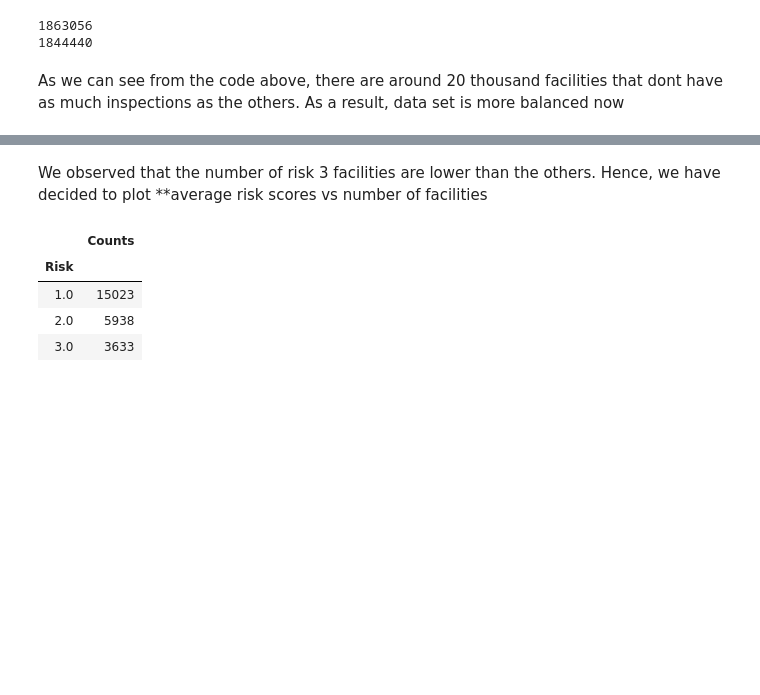
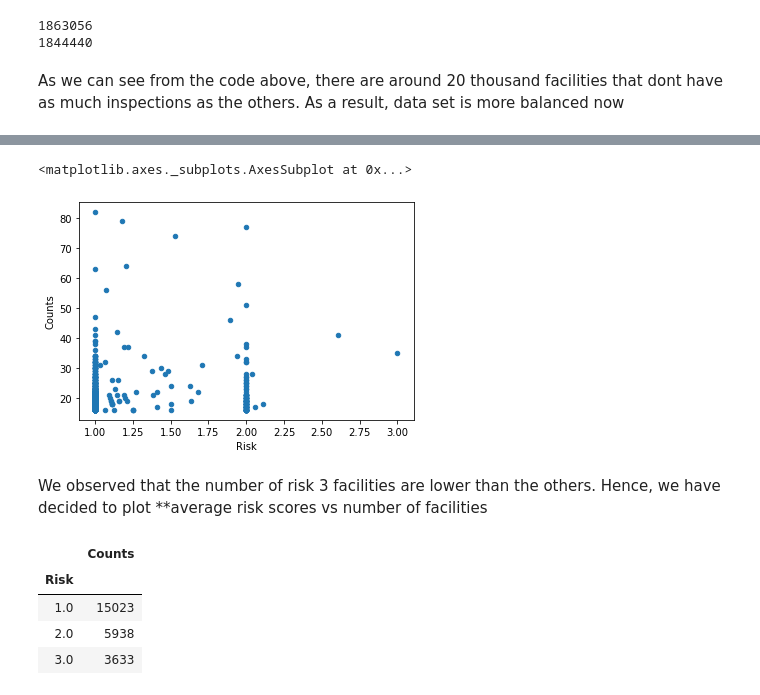
Before and after one commit to RubinDaija/epfl-ada-2019-project, a Jupyter notebook: project.ipynb, the cells around one changed output, grey strips where cells are left out. Cells and saved outputs as stored; diff of their text form; code cells hidden in the pictures; blank space fills up the shorter version.

```diff
--- a/project.ipynb
+++ b/project.ipynb
@@ -211,3 +216,19 @@ map_riskli
+# %%
+
+#counts >= 5 olacak şekilde yapılcak
+#BUNDA CORRELATİIN GÖRMEDİK
+#INSPECTION COUNTU FAZLA OLANLARI ALDIK
+
+df_u_sorted = df_unique.sort_values(by='Counts',ascending=False).reset_index().head(1100)
+
+
+df_u_sorted[df_u_sorted['Counts'].isin(list(df_u_sorted['Counts'])[:1100])]
+merged = pd.merge(left=df_avg_risk_score.reset_index(),right=df_u_sorted,left_on=['Latitude','Longitude','DBA Name'],right_on=['Latitude','Longitude','DBA Name'])
+merged
+merged.plot.scatter(x='Risk',y='Counts')
+# %% [output]
+<matplotlib.axes._subplots.AxesSubplot at 0x...>
+[figure, added]
 # %% [markdown]
 We observed that the number of risk 3 facilities are lower than the others. Hence, we have decided to plot **average risk scores vs number of facilities
 # %%
```
Also changed, not shown: parts of 4 cells of this notebook.
